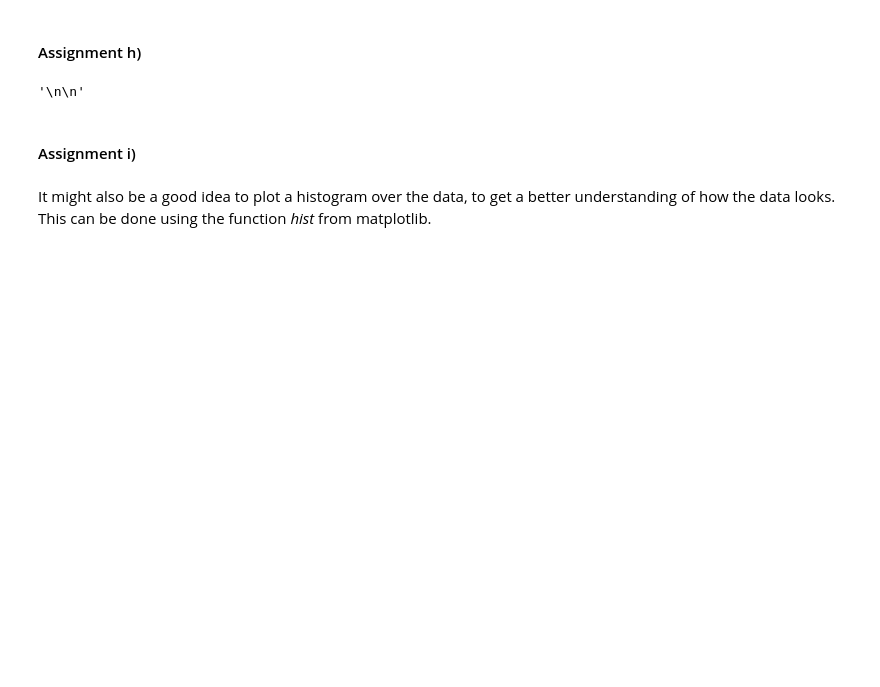
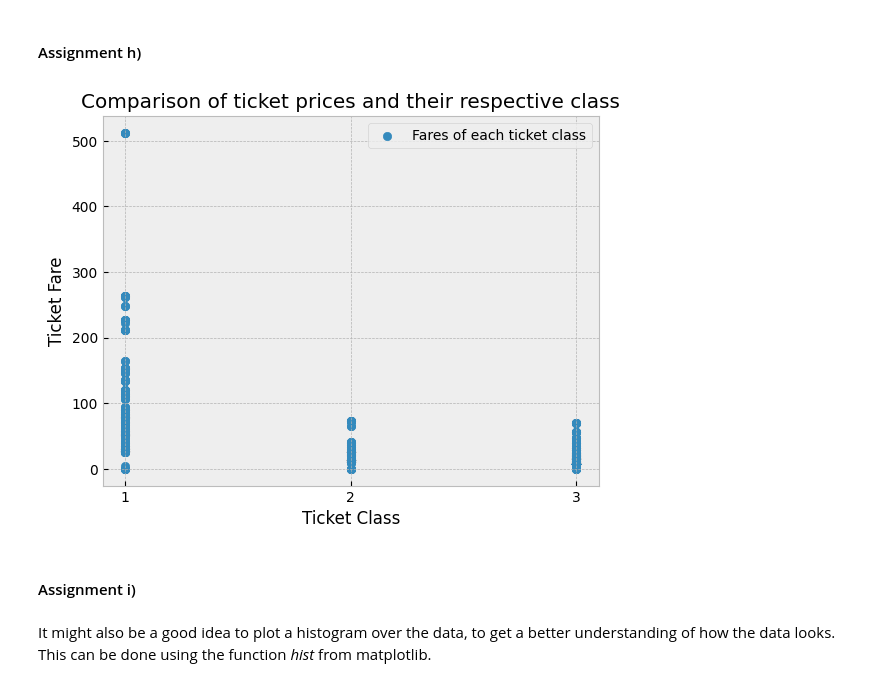
Before and after one commit to richard-lovgren/ml-1dl034-public-assignments, a Jupyter notebook: Assignments/Practical/PracticalNotebook2.ipynb, the cells around one changed output. Cells and saved outputs as stored; diff of their text form; code cells hidden in the pictures; blank space fills up the shorter version.

```diff
--- a/Assignments/Practical/PracticalNotebook2.ipynb
+++ b/Assignments/Practical/PracticalNotebook2.ipynb
@@ -408,15 +467,32 @@ df = pd.read_csv('titanic.csv')
 # %%
 # ASSIGNMENT:
 # make a scatterplot of the class of ticket in the x axis
 # and the fare on the y axis
 # label the plot and the axes appropriately
 
 # YOUR CODE HERE
 '''
 
 '''
+x = df["Pclass"]
+y = df["Fare"]
+
+fig, ax = plt.subplots()
+
+xint = range(int(min(x)), int(np.ceil(max(x))+1))
+
+plt.xticks(xint)
+
+ax.scatter(x, y, label="Fares of each ticket class")
+ax.grid()
+ax.legend()
+ax.set_xlabel("Ticket Class")
+ax.set_ylabel("Ticket Fare")
+ax.grid()
+plt.title("Comparison of ticket prices and their respective class")
+plt.show()
 # %% [output]
-'\n\n'
+[figure, added]
 # %% [markdown]
 #### Assignment i)
 # %% [markdown]
```
Also changed, not shown: parts of 15 cells of this notebook, 3 other files.
